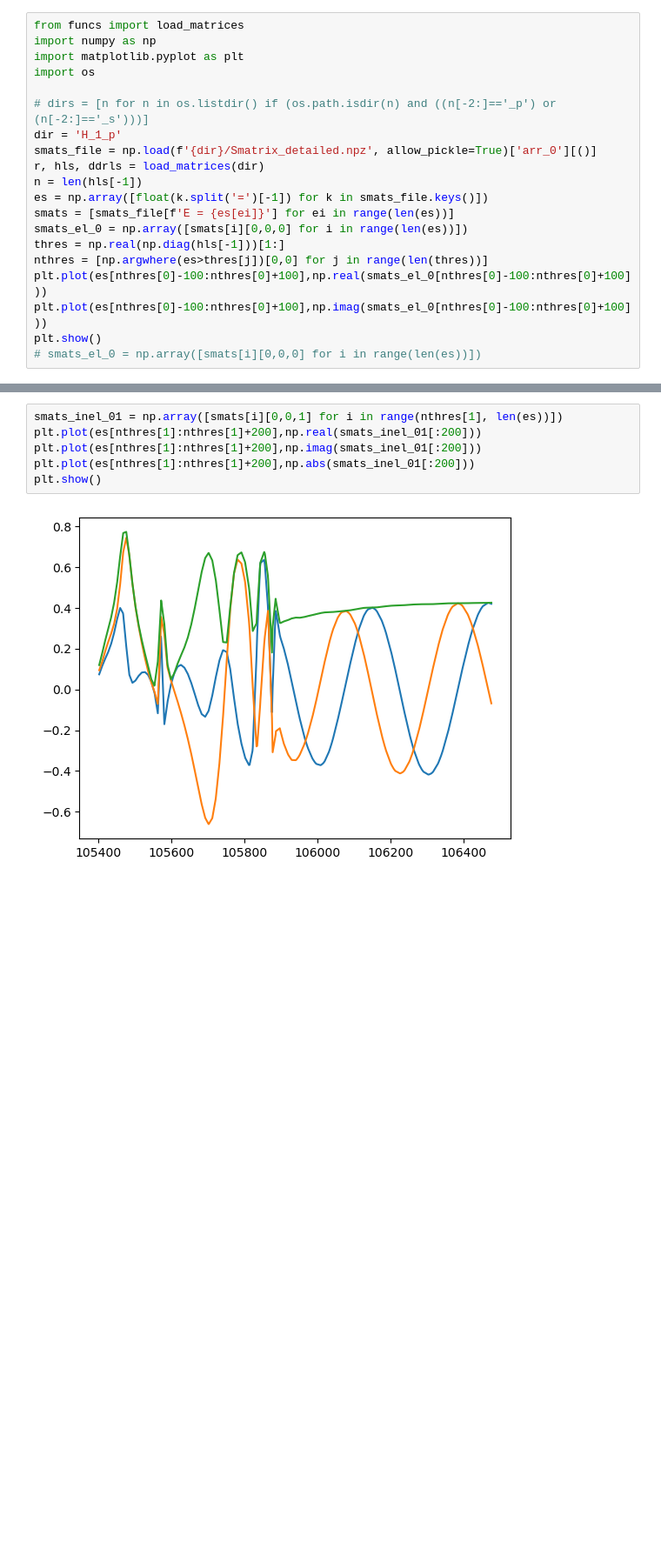
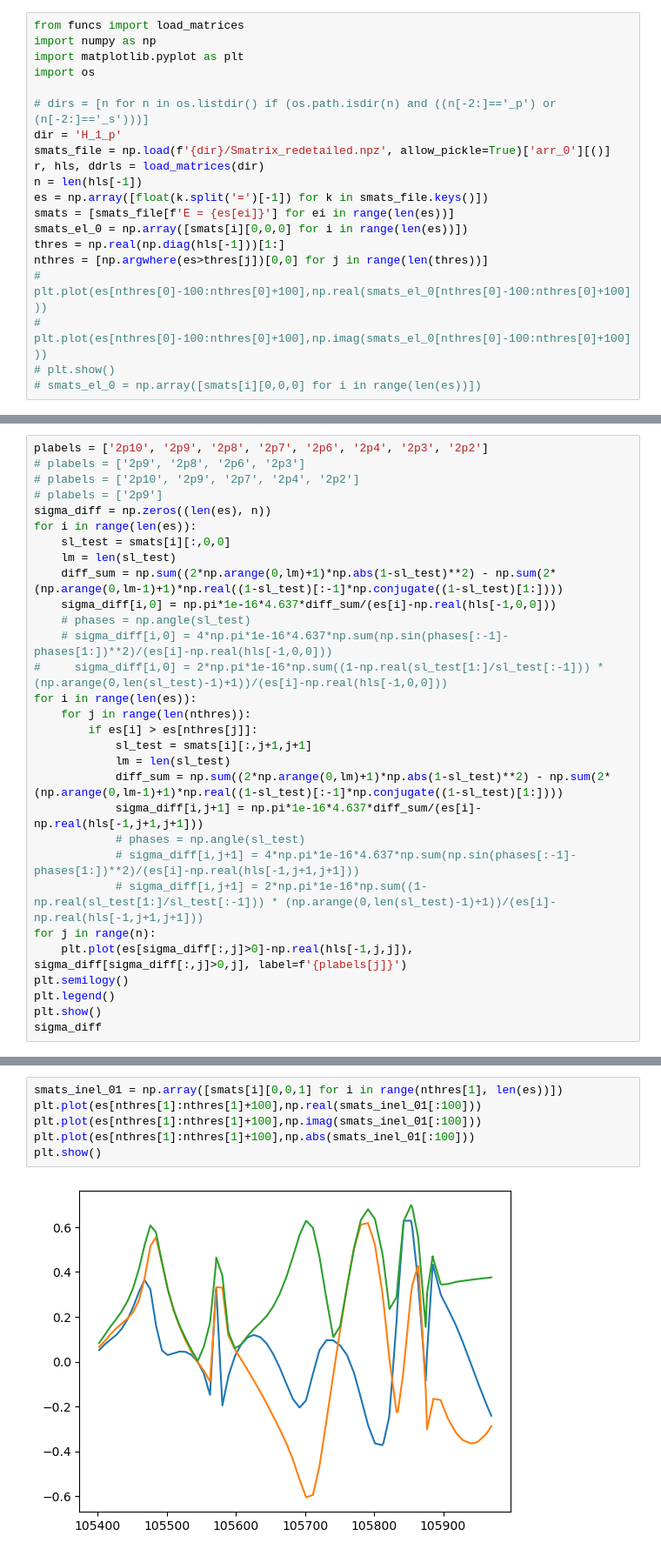
Before and after one commit to andrescorp93/ArHe_Inelastic, a Jupyter notebook: S_mat_plot.ipynb, the cells around one changed output, grey strips where cells are left out. Shown at 87% size. Saved outputs shown, nothing was run; the diff lists cells and outputs as text; blank space fills up the shorter version.

```diff
--- a/S_mat_plot.ipynb
+++ b/S_mat_plot.ipynb
@@ -6,7 +6,7 @@ import os
 
 # dirs = [n for n in os.listdir() if (os.path.isdir(n) and ((n[-2:]=='_p') or (n[-2:]=='_s')))]
 dir = 'H_1_p'
-smats_file = np.load(f'{dir}/Smatrix_detailed.npz', allow_pickle=True)['arr_0'][()]
+smats_file = np.load(f'{dir}/Smatrix_redetailed.npz', allow_pickle=True)['arr_0'][()]
 r, hls, ddrls = load_matrices(dir)
 n = len(hls[-1])
 es = np.array([float(k.split('=')[-1]) for k in smats_file.keys()])
@@ -14,7 +14,7 @@ smats = [smats_file[f'E = {es[ei]}'] for ei in range(len(es))]
 smats_el_0 = np.array([smats[i][0,0,0] for i in range(len(es))])
 thres = np.real(np.diag(hls[-1]))[1:]
 nthres = [np.argwhere(es>thres[j])[0,0] for j in range(len(thres))]
-plt.plot(es[nthres[0]-100:nthres[0]+100],np.real(smats_el_0[nthres[0]-100:nthres[0]+100]))
-plt.plot(es[nthres[0]-100:nthres[0]+100],np.imag(smats_el_0[nthres[0]-100:nthres[0]+100]))
-plt.show()
+# plt.plot(es[nthres[0]-100:nthres[0]+100],np.real(smats_el_0[nthres[0]-100:nthres[0]+100]))
+# plt.plot(es[nthres[0]-100:nthres[0]+100],np.imag(smats_el_0[nthres[0]-100:nthres[0]+100]))
+# plt.show()
 # smats_el_0 = np.array([smats[i][0,0,0] for i in range(len(es))])
@@ -22,0 +21,30 @@ plt.show()
+# %%
+plabels = ['2p10', '2p9', '2p8', '2p7', '2p6', '2p4', '2p3', '2p2']
+# plabels = ['2p9', '2p8', '2p6', '2p3']
+# plabels = ['2p10', '2p9', '2p7', '2p4', '2p2']
+# plabels = ['2p9']
+sigma_diff = np.zeros((len(es), n))
+for i in range(len(es)):
+    sl_test = smats[i][:,0,0]
+    lm = len(sl_test)
+    diff_sum = np.sum((2*np.arange(0,lm)+1)*np.abs(1-sl_test)**2) - np.sum(2*(np.arange(0,lm-1)+1)*np.real((1-sl_test)[:-1]*np.conjugate((1-sl_test)[1:])))
+    sigma_diff[i,0] = np.pi*1e-16*4.637*diff_sum/(es[i]-np.real(hls[-1,0,0]))
+    # phases = np.angle(sl_test)
+    # sigma_diff[i,0] = 4*np.pi*1e-16*4.637*np.sum(np.sin(phases[:-1]-phases[1:])**2)/(es[i]-np.real(hls[-1,0,0]))
+#     sigma_diff[i,0] = 2*np.pi*1e-16*np.sum((1-np.real(sl_test[1:]/sl_test[:-1])) * (np.arange(0,len(sl_test)-1)+1))/(es[i]-np.real(hls[-1,0,0]))
+for i in range(len(es)):
+    for j in range(len(nthres)):
+        if es[i] > es[nthres[j]]:
+            sl_test = smats[i][:,j+1,j+1]
+            lm = len(sl_test)
+            diff_sum = np.sum((2*np.arange(0,lm)+1)*np.abs(1-sl_test)**2) - np.sum(2*(np.arange(0,lm-1)+1)*np.real((1-sl_test)[:-1]*np.conjugate((1-sl_test)[1:])))
+            sigma_diff[i,j+1] = np.pi*1e-16*4.637*diff_sum/(es[i]-np.real(hls[-1,j+1,j+1]))
+            # phases = np.angle(sl_test)
+            # sigma_diff[i,j+1] = 4*np.pi*1e-16*4.637*np.sum(np.sin(phases[:-1]-phases[1:])**2)/(es[i]-np.real(hls[-1,j+1,j+1]))
+            # sigma_diff[i,j+1] = 2*np.pi*1e-16*np.sum((1-np.real(sl_test[1:]/sl_test[:-1])) * (np.arange(0,len(sl_test)-1)+1))/(es[i]-np.real(hls[-1,j+1,j+1]))
+for j in range(n):
+    plt.plot(es[sigma_diff[:,j]>0]-np.real(hls[-1,j,j]), sigma_diff[sigma_diff[:,j]>0,j], label=f'{plabels[j]}')
+plt.semilogy()
+plt.legend()
+plt.show()
+sigma_diff
@@ -30,9 +73,9 @@ plt.show()
 # %%
 smats_inel_01 = np.array([smats[i][0,0,1] for i in range(nthres[1], len(es))])
-plt.plot(es[nthres[1]:nthres[1]+200],np.real(smats_inel_01[:200]))
-plt.plot(es[nthres[1]:nthres[1]+200],np.imag(smats_inel_01[:200]))
-plt.plot(es[nthres[1]:nthres[1]+200],np.abs(smats_inel_01[:200]))
+plt.plot(es[nthres[1]:nthres[1]+100],np.real(smats_inel_01[:100]))
+plt.plot(es[nthres[1]:nthres[1]+100],np.imag(smats_inel_01[:100]))
+plt.plot(es[nthres[1]:nthres[1]+100],np.abs(smats_inel_01[:100]))
 plt.show()
 # %% [output]
-[figure, old version]
+[figure, new version]
 # %%
```
Also changed, not shown: parts of 6 cells of this notebook, 33 other files.
